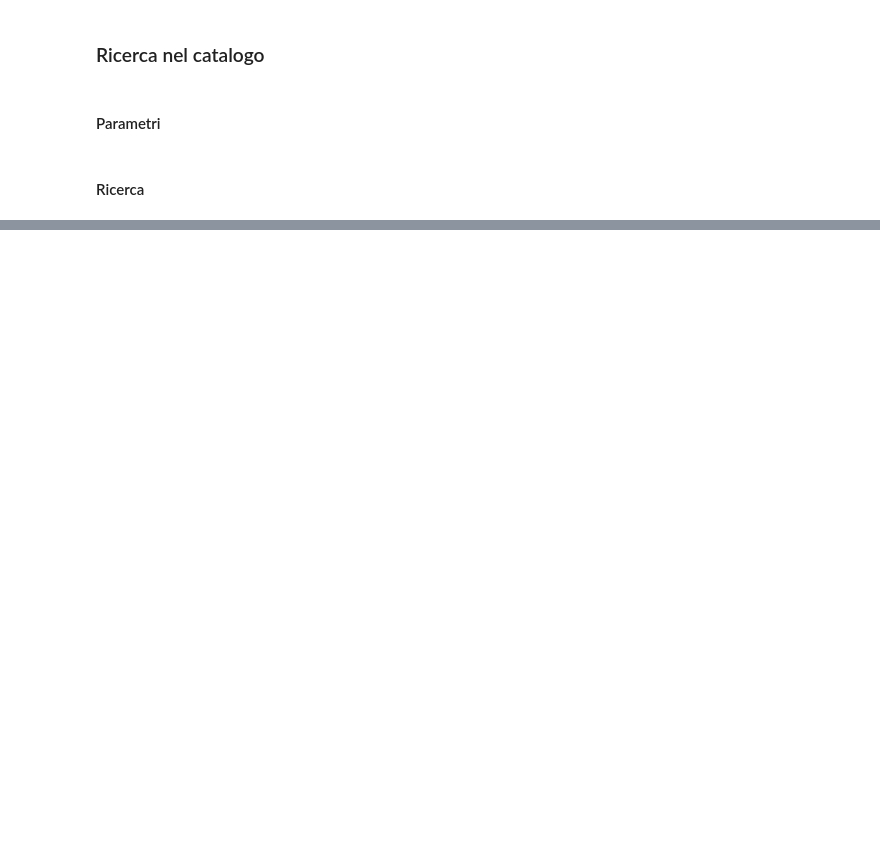
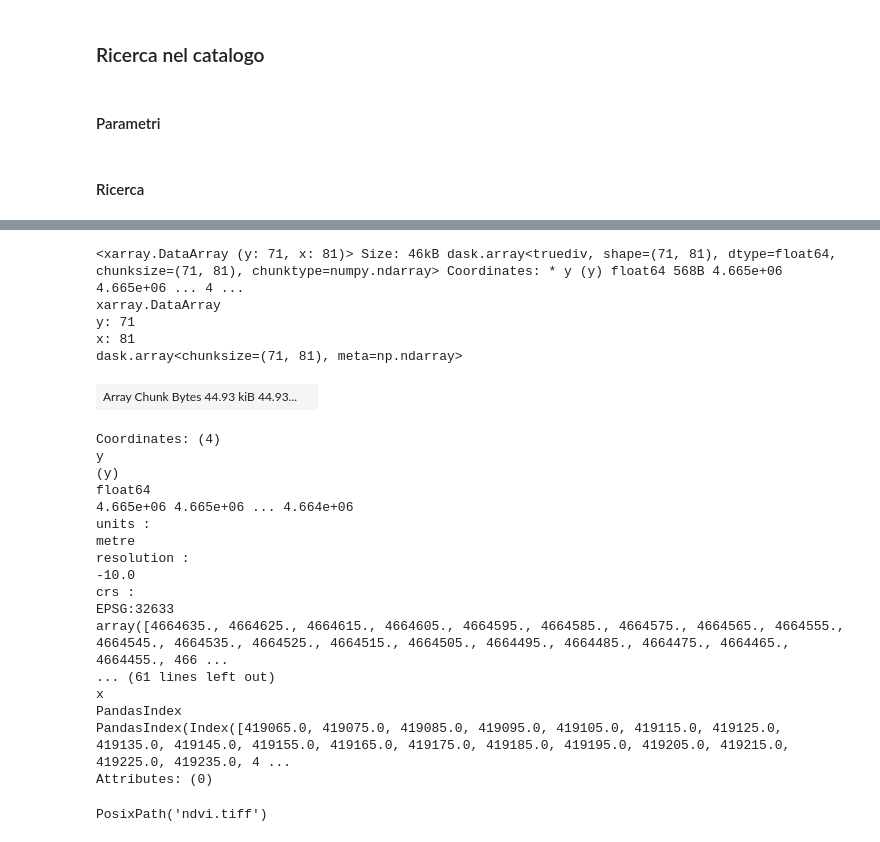
Before and after one commit to alessiodl/sds-box, a Jupyter notebook: Projects/01_Esempi/01_Ricerca_S2.ipynb, the cells around one changed output, grey strips where cells are left out. Cells and saved outputs as stored; diff of their text form; code cells hidden in the pictures; blank space fills up the shorter version.

```diff
--- a/Projects/01_Esempi/01_Ricerca_S2.ipynb
+++ b/Projects/01_Esempi/01_Ricerca_S2.ipynb
@@ -65,0 +75,2 @@ ImportError: The 'folium', 'matplotlib' and 'mapclassify' packages are required
+# %%
+data = load(search.items(), geopolygon=area_of_interest, chunks={})
@@ -65,0 +97,34 @@ ImportError: The 'folium', 'matplotlib' and 'mapclassify' packages are required
+# %%
+selected_data = data.isel(time=0)
+ndvi = (selected_data.nir - selected_data.red) / (selected_data.nir + selected_data.red)
+# %%
+ndvi
+# %% [output]
+<xarray.DataArray (y: 71, x: 81)> Size: 46kB dask.array<truediv, shape=(71, 81), dtype=float64, chunksize=(71, 81), chunktype=numpy.ndarray> Coordinates: * y (y) float64 568B 4.665e+06 4.665e+06 ... 4 ...
+xarray.DataArray
+y: 71
+x: 81
+dask.array<chunksize=(71, 81), meta=np.ndarray>
+| Array Chunk Bytes 44.93 kiB 44.93... |  |
+Coordinates: (4)
+y
+(y)
+float64
+4.665e+06 4.665e+06 ... 4.664e+06
+units :
+metre
+resolution :
+-10.0
+crs :
+EPSG:32633
+array([4664635., 4664625., 4664615., 4664605., 4664595., 4664585., 4664575., 4664565., 4664555., 4664545., 4664535., 4664525., 4664515., 4664505., 4664495., 4664485., 4664475., 4664465., 4664455., 466 ...
+... (61 lines left out)
+x
+PandasIndex
+PandasIndex(Index([419065.0, 419075.0, 419085.0, 419095.0, 419105.0, 419115.0, 419125.0, 419135.0, 419145.0, 419155.0, 419165.0, 419175.0, 419185.0, 419195.0, 419205.0, 419215.0, 419225.0, 419235.0, 4 ...
+Attributes: (0)
+# %%
+# export data as tiff
+odc.geo.xr.write_cog(ndvi,fname='ndvi.tiff',  overwrite=True)
+# %% [output]
+PosixPath('ndvi.tiff')
```
Also changed, not shown: parts of 9 cells of this notebook, 2 other files.
